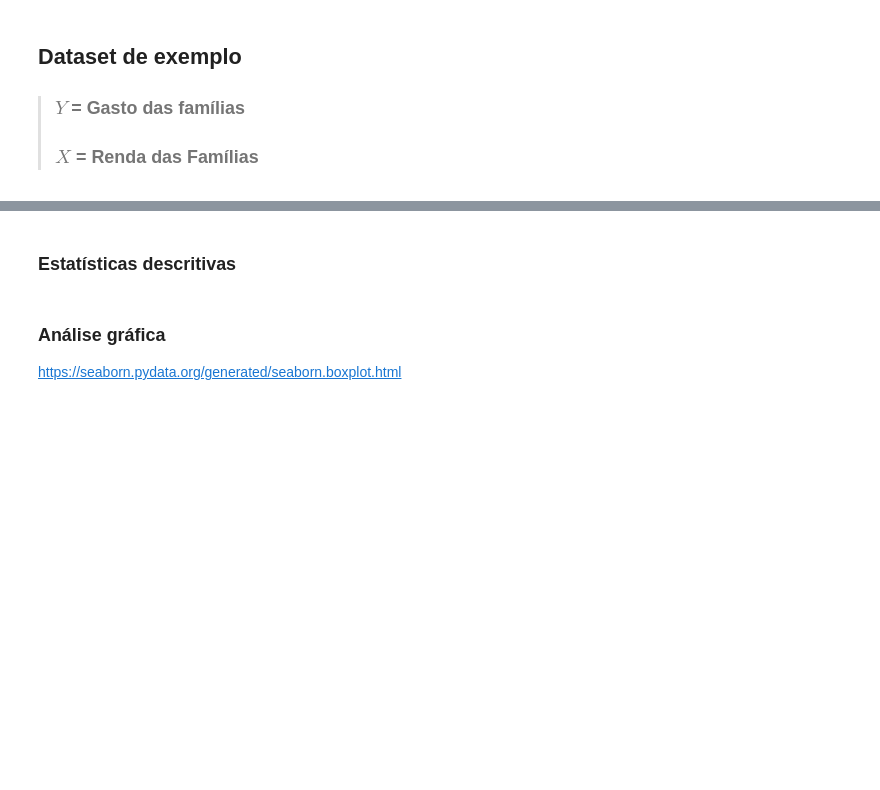
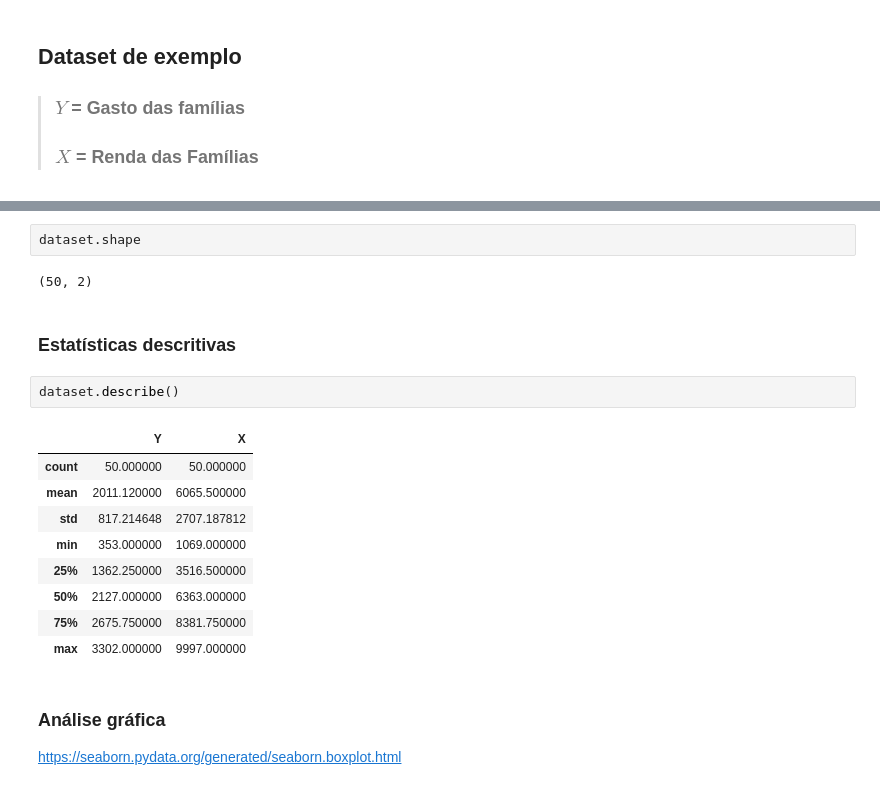
Before and after one commit to erikamarchi/estatistica-com-python-correlacao-e-regressao, a Jupyter notebook: Curso_de_Estatística_Parte_4.ipynb, the cells around one changed output, grey strips where cells are left out. Drawn from its saved outputs; the diff is of its cells as text; blank space fills up the shorter version.

```diff
--- a/Curso_de_Estatística_Parte_4.ipynb
+++ b/Curso_de_Estatística_Parte_4.ipynb
@@ -184,5 +202,21 @@ dados.head()
+# %%
+dataset.shape
+# %% [output]
+(50, 2)
 # %% [markdown]
 ### Estatísticas descritivas
+# %%
+dataset.describe()
+# %% [output]
+|  | Y | X |
+| count | 50.000000 | 50.000000 |
+| mean | 2011.120000 | 6065.500000 |
+| std | 817.214648 | 2707.187812 |
+| min | 353.000000 | 1069.000000 |
+| 25% | 1362.250000 | 3516.500000 |
+| 50% | 2127.000000 | 6363.000000 |
+| 75% | 2675.750000 | 8381.750000 |
+| max | 3302.000000 | 9997.000000 |
 # %% [markdown]
 ### Análise gráfica
 
```
Also changed, not shown: parts of 17 cells of this notebook.
